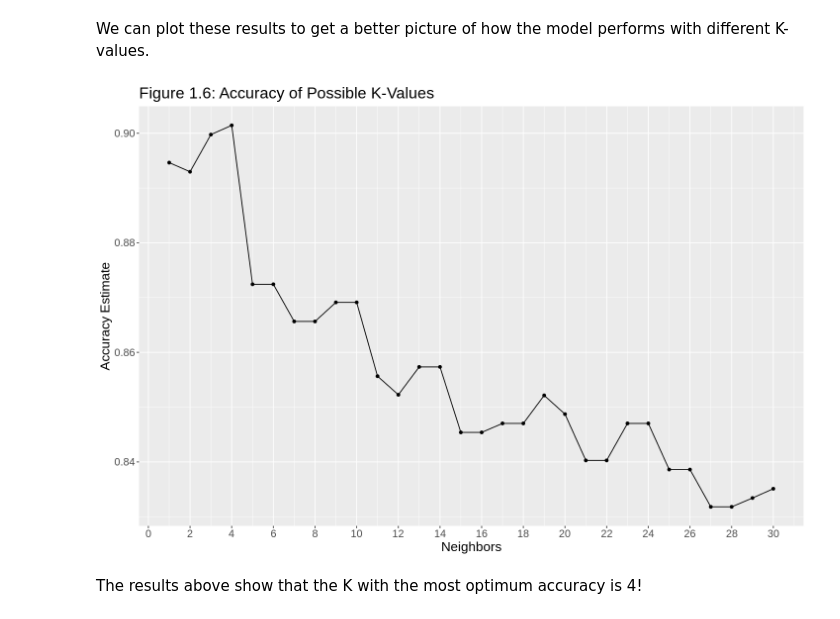
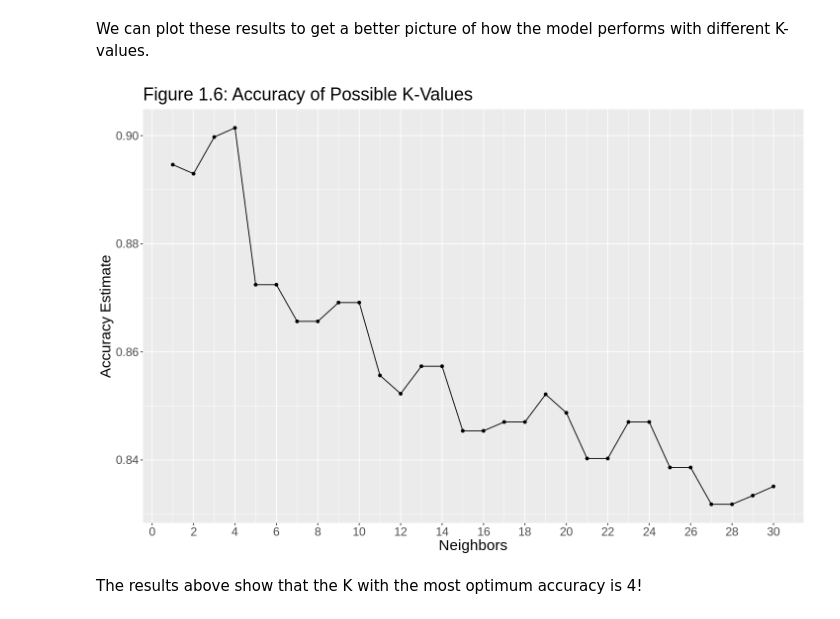
Before and after one commit to msamanthaf/Ad_Classification_DSCI, a Jupyter notebook: Final_Project_Ad_Classification.ipynb, the cells around one changed output. Cells and saved outputs as stored; diff of their text form; code cells hidden in the pictures.

```diff
--- a/Final_Project_Ad_Classification.ipynb
+++ b/Final_Project_Ad_Classification.ipynb
@@ -480,18 +480,18 @@ We can plot these results to get a better picture of how the model performs with
 # %%
 # Set plot size
 options(repr.plot.width = 12, repr.plot.height = 8)
 
 # Plot results
 accuracy_vs_k <- ggplot(kvalue, aes(x = neighbors, y = mean)) +
-  geom_point() +
-  geom_line() +
-  labs(x = "Neighbors", y = "Accuracy Estimate") +
-  theme(text = element_text(size = 16)) +
-  scale_x_continuous(n.breaks=15)+
-  ggtitle("Figure 1.6: Accuracy of Possible K-Values")
+                  geom_point() +
+                  geom_line() +
+                  labs(x = "Neighbors", y = "Accuracy Estimate") +
+                  theme(text = element_text(size = 18)) +
+                  scale_x_continuous(n.breaks=15)+
+                  ggtitle("Figure 1.6: Accuracy of Possible K-Values")
 accuracy_vs_k
 # %% [output]
-[figure, old version]
+[figure, new version]
 # %% [markdown]
 The results above show that the K with the most optimum accuracy is 4!
 # %% [markdown]
```
Also changed, not shown: parts of 5 cells of this notebook.
